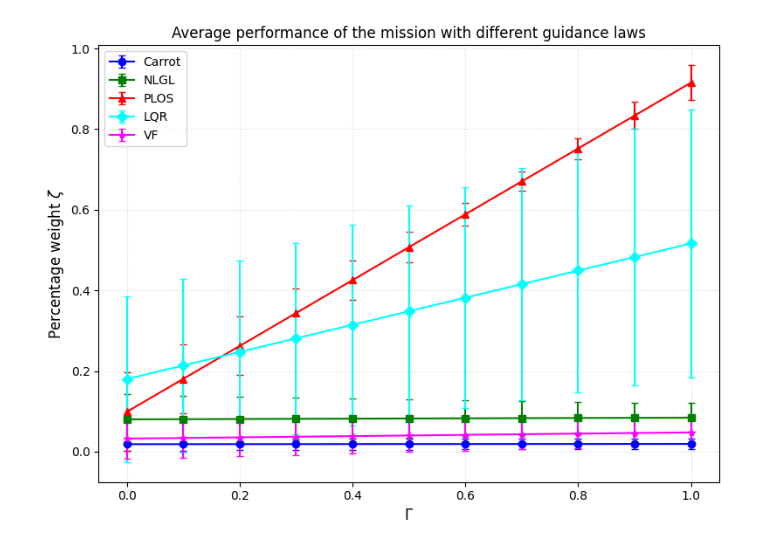
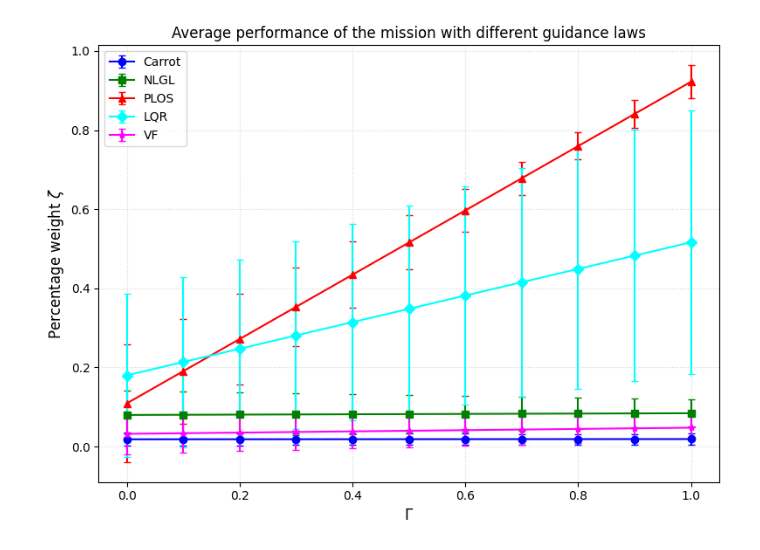
Before and after one commit to Chandrakala152/UAV-Path-Following-Algorithm-Validation, a Jupyter notebook: Error_Analysis/comparision.ipynb, the cells around one changed output. Cells and saved outputs as stored; diff of their text form; code cells hidden in the pictures.

```diff
--- a/Error_Analysis/comparision.ipynb
+++ b/Error_Analysis/comparision.ipynb
@@ -121,7 +121,7 @@ def plos_line_u(x, y, psi, Wi, Wi1, k1=80.0, k2=0.8):
     theta_u = np.arctan2(y-Wi[1], x-Wi[0])
     d = Ru*np.sin(theta-theta_u)
     err_p = np.arctan2(np.sin(theta-psi), np.cos(theta-psi))
-    return k1*err_p + k2*d*np.cos(theta-theta_u)
+    return k1*err_p + k2*d
 
 def plos_loiter_u(x, y, psi, O, r, k1=100.0, k2=0.1, dir_=-1):
     theta = np.arctan2(y-O[1], x-O[0])
@@ -282,31 +282,31 @@ zeta_mean = {name: [] for name in ALGOS}
 zeta_std  = {name: [] for name in ALGOS}
 
 for name in ALGOS:
     Ubar = norm(results[name]["U"], Umin, Umax)
     Dbar = norm(results[name]["D"], Dmin, Dmax)
     for G in Gammas:
         zeta_runs = G*Ubar + (1-G)*Dbar
         zeta_mean[name].append(zeta_runs.mean())
         zeta_std[name].append(zeta_runs.std())
 
 # ============================================================
 # Plot: Fig. 11 style comparison
 # ============================================================
 plt.figure(figsize=(8,6))
 markers = {"Carrot":"o", "NLGL":"s", "PLOS":"^", "LQR":"D", "VF":"*"}
 colors  = {"Carrot":"blue", "NLGL":"green", "PLOS":"red", "LQR":"cyan", "VF":"magenta"}
 
 for name in ALGOS:
     plt.errorbar(Gammas, zeta_mean[name], yerr=zeta_std[name],
                  label=name, marker=markers[name], color=colors[name],
                  capsize=3, linewidth=1.5)
 
 plt.xlabel(r"$\Gamma$", fontsize=12)
 plt.ylabel(r"Percentage weight $\zeta$", fontsize=12)
 plt.title("Average performance of the mission with different guidance laws")
 plt.legend()
 plt.grid(True, linestyle=':', alpha=0.5)
 plt.tight_layout()
 plt.show()
 # %% [output]
-[figure, old version]
+[figure, new version]
```
Also changed, not shown: parts of 1 cell of this notebook, 5 other files.
